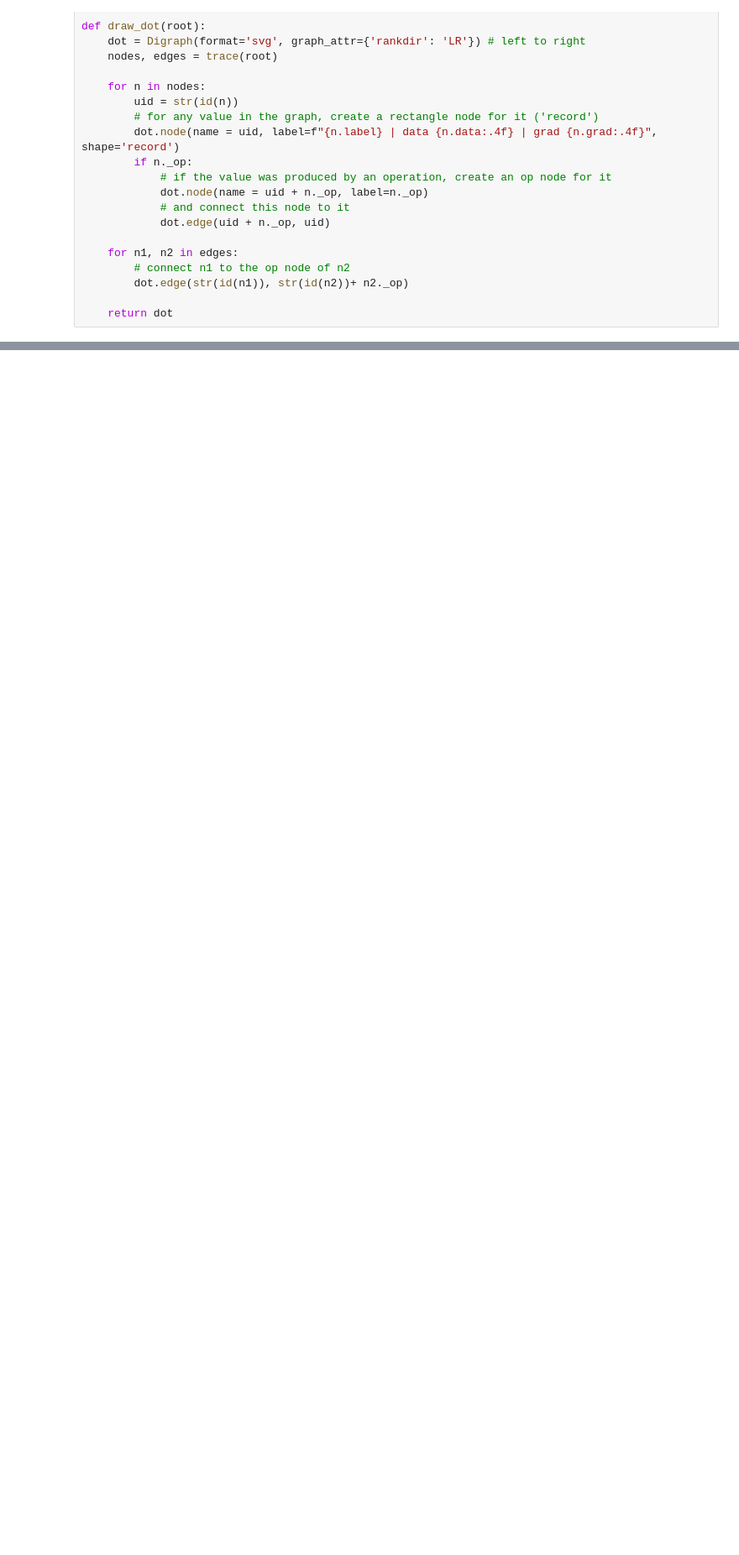
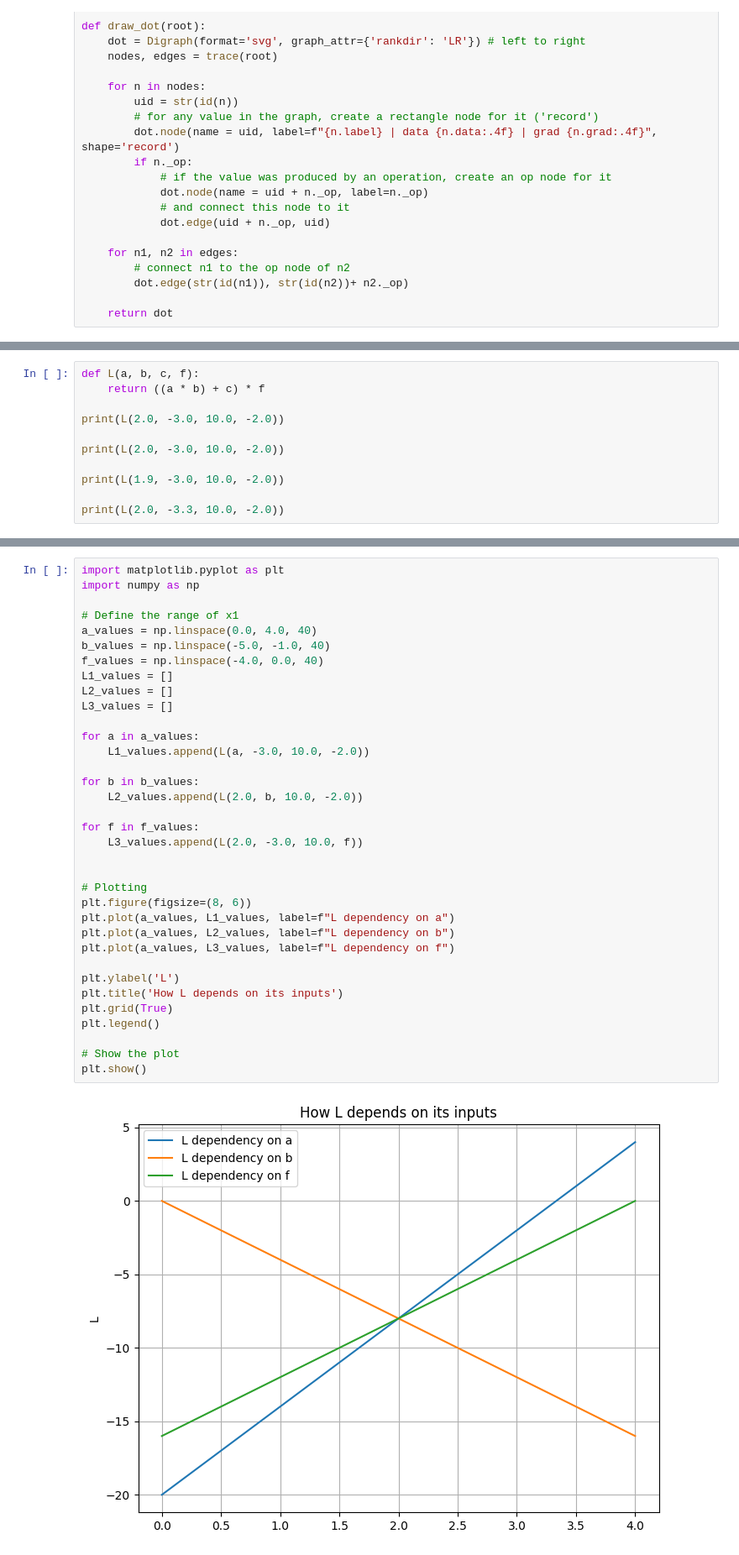
Before and after one commit to duplys/perceptron, a Jupyter notebook: notebooks/backpropagation.ipynb, the cells around one changed output, grey strips where cells are left out. Shown at 84% size. Cells and saved outputs as stored; diff of their text form; blank space fills up the shorter version.

```diff
--- a/notebooks/backpropagation.ipynb
+++ b/notebooks/backpropagation.ipynb
@@ -198,3 +195,14 @@ draw_dot(L)
 0.0
 -2.0
 [drawing not drawn]
+# %%
+def L(a, b, c, f):
+    return ((a * b) + c) * f
+
+print(L(2.0, -3.0, 10.0, -2.0))
+
+print(L(2.0, -3.0, 10.0, -2.0))
+
+print(L(1.9, -3.0, 10.0, -2.0))
+
+print(L(2.0, -3.3, 10.0, -2.0))
@@ -200,0 +214,37 @@ draw_dot(L)
+# %%
+import matplotlib.pyplot as plt
+import numpy as np
+
+# Define the range of x1
+a_values = np.linspace(0.0, 4.0, 40)
+b_values = np.linspace(-5.0, -1.0, 40)
+f_values = np.linspace(-4.0, 0.0, 40)
+L1_values = []
+L2_values = []
+L3_values = []
+
+for a in a_values:
+    L1_values.append(L(a, -3.0, 10.0, -2.0))
+
+for b in b_values:
+    L2_values.append(L(2.0, b, 10.0, -2.0))
+
+for f in f_values:
+    L3_values.append(L(2.0, -3.0, 10.0, f))
+
+
+# Plotting
+plt.figure(figsize=(8, 6))
+plt.plot(a_values, L1_values, label=f"L dependency on a")
+plt.plot(a_values, L2_values, label=f"L dependency on b")
+plt.plot(a_values, L3_values, label=f"L dependency on f")
+
+plt.ylabel('L')
+plt.title('How L depends on its inputs')
+plt.grid(True)
+plt.legend()
+
+# Show the plot
+plt.show()
+# %% [output]
+[figure, added]
```
Also changed, not shown: parts of 3 cells of this notebook, 1 other file.
